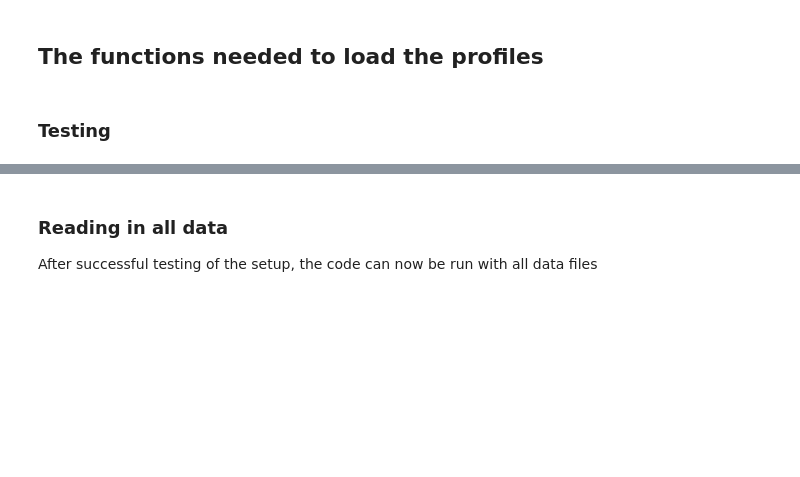
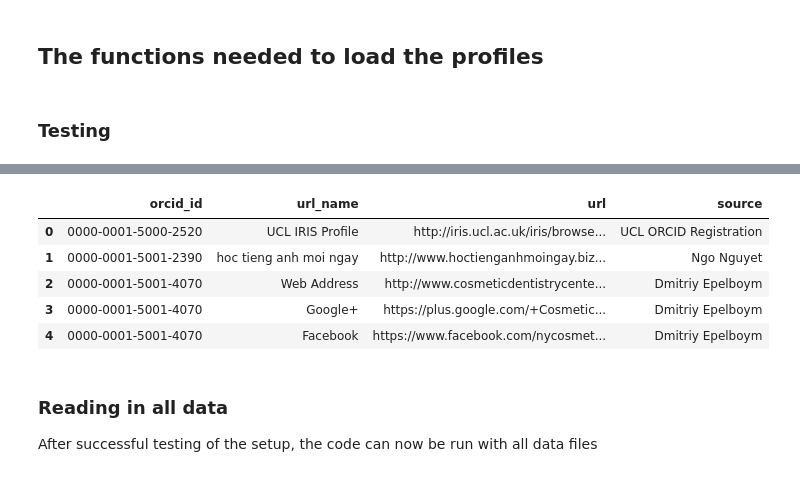
Before and after one commit to eborger/ORCID-pubData2017, a Jupyter notebook: Process-ORCID-2017-profiles.ipynb, the cells around one changed output, grey strips where cells are left out. Cells and saved outputs as stored; diff of their text form; code cells hidden in the pictures; blank space fills up the shorter version.

```diff
--- a/Process-ORCID-2017-profiles.ipynb
+++ b/Process-ORCID-2017-profiles.ipynb
@@ -153,3 +224,12 @@ df.orcid_id.nunique(), len(df)
+# %%
+url.head()
+# %% [output]
+|  | orcid_id | url_name | url | source |
+| 0 | 0000-0001-5000-2520 | UCL IRIS Profile | http://iris.ucl.ac.uk/iris/browse... | UCL ORCID Registration |
+| 1 | 0000-0001-5001-2390 | hoc tieng anh moi ngay | http://www.hoctienganhmoingay.biz... | Ngo Nguyet |
+| 2 | 0000-0001-5001-4070 | Web Address | http://www.cosmeticdentistrycente... | Dmitriy Epelboym |
+| 3 | 0000-0001-5001-4070 | Google+ | https://plus.google.com/+Cosmetic... | Dmitriy Epelboym |
+| 4 | 0000-0001-5001-4070 | Facebook | https://www.facebook.com/nycosmet... | Dmitriy Epelboym |
 # %% [markdown]
 ### Reading in all data
 After successful testing of the setup, the code can now be run with all data files
```
Also changed, not shown: parts of 31 cells of this notebook, 1 other file.
